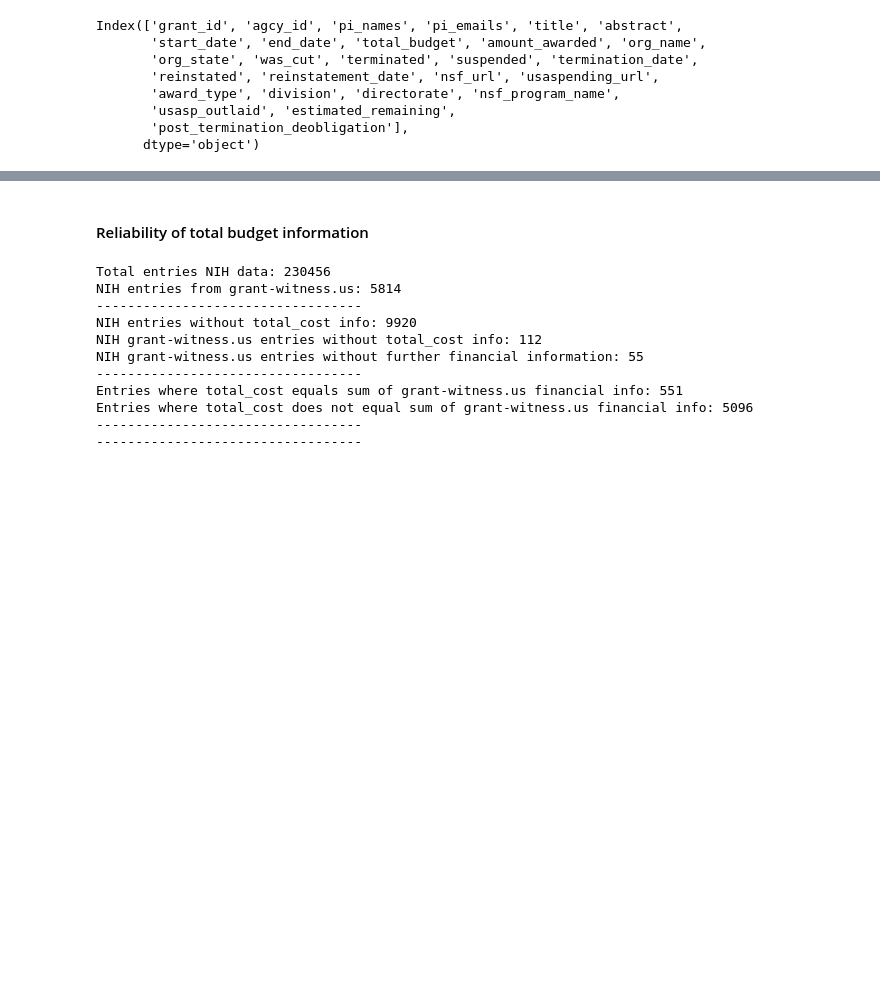
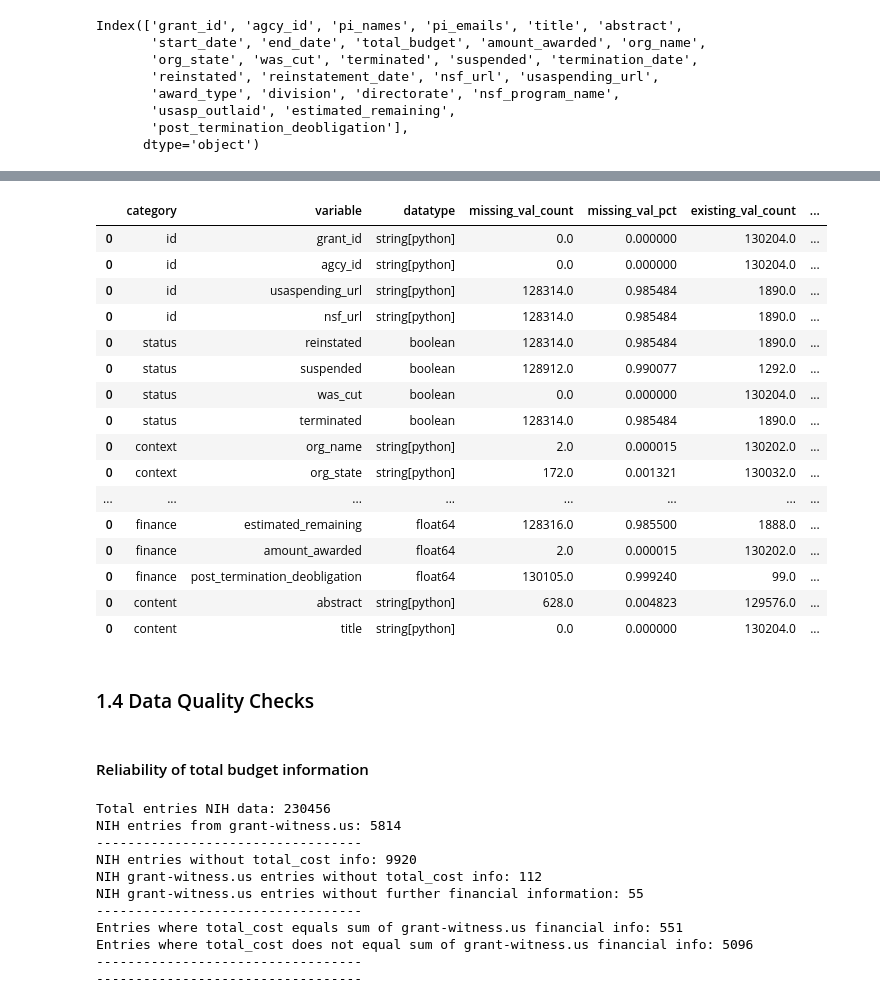
Before and after one commit to hannahmetzler/us_science_cuts, a Jupyter notebook: analysis/notebook.ipynb, the cells around one changed output, grey strips where cells are left out. Drawn from its saved outputs; the diff is of its cells as text; code cells hidden in the pictures; blank space fills up the shorter version.

```diff
--- a/analysis/notebook.ipynb
+++ b/analysis/notebook.ipynb
@@ -158,3 +229,32 @@ nsf.columns = pd.MultiIndex.from_tuples(
+# %%
+# type conversion
+nsf['id'] = nsf['id'].astype('string')
+nsf['status'] = nsf['status'].astype('boolean')
+nsf['context'] = nsf['context'].astype('string')
+nsf['content'] = nsf['content'].astype('string')
+# %%
+nsf_summary = feature_summary(nsf)
+nsf_summary
+# %% [output]
+|  | category | variable | datatype | missing_val_count | missing_val_pct | existing_val_count | ... |
+| 0 | id | grant_id | string[python] | 0.0 | 0.000000 | 130204.0 | ... |
+| 0 | id | agcy_id | string[python] | 0.0 | 0.000000 | 130204.0 | ... |
+| 0 | id | usaspending_url | string[python] | 128314.0 | 0.985484 | 1890.0 | ... |
+| 0 | id | nsf_url | string[python] | 128314.0 | 0.985484 | 1890.0 | ... |
+| 0 | status | reinstated | boolean | 128314.0 | 0.985484 | 1890.0 | ... |
+| 0 | status | suspended | boolean | 128912.0 | 0.990077 | 1292.0 | ... |
+| 0 | status | was_cut | boolean | 0.0 | 0.000000 | 130204.0 | ... |
+| 0 | status | terminated | boolean | 128314.0 | 0.985484 | 1890.0 | ... |
+| 0 | context | org_name | string[python] | 2.0 | 0.000015 | 130202.0 | ... |
+| 0 | context | org_state | string[python] | 172.0 | 0.001321 | 130032.0 | ... |
+| ... | ... | ... | ... | ... | ... | ... | ... |
+| 0 | finance | estimated_remaining | float64 | 128316.0 | 0.985500 | 1888.0 | ... |
+| 0 | finance | amount_awarded | float64 | 2.0 | 0.000015 | 130202.0 | ... |
+| 0 | finance | post_termination_deobligation | float64 | 130105.0 | 0.999240 | 99.0 | ... |
+| 0 | content | abstract | string[python] | 628.0 | 0.004823 | 129576.0 | ... |
+| 0 | content | title | string[python] | 0.0 | 0.000000 | 130204.0 | ... |
+# %% [markdown]
+### 1.4 Data Quality Checks
 # %% [markdown]
 #### Reliability of total budget information
 # %%
```
Also changed, not shown: parts of 12 cells of this notebook.
